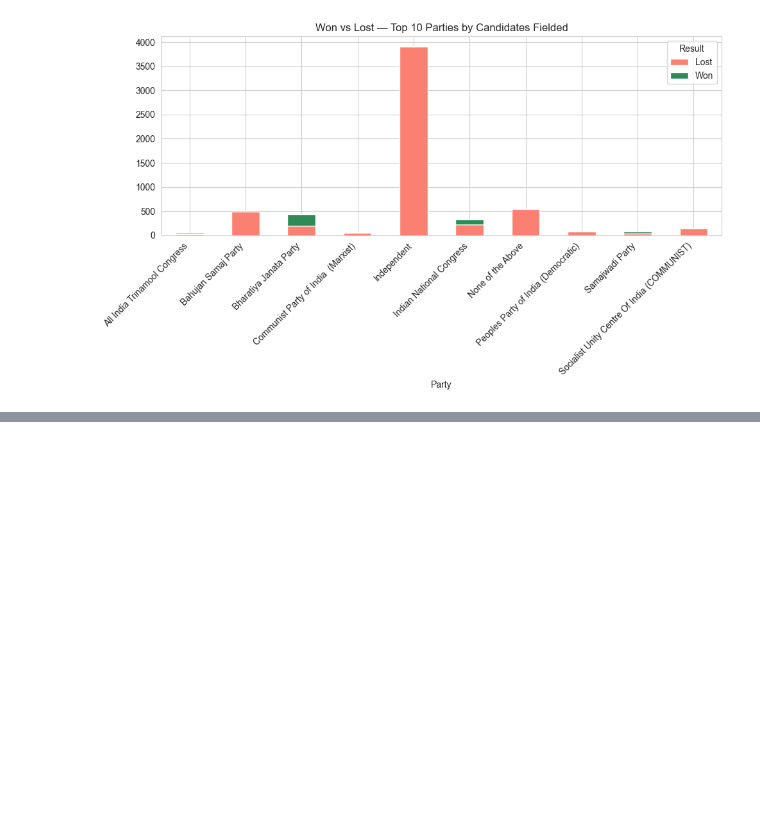
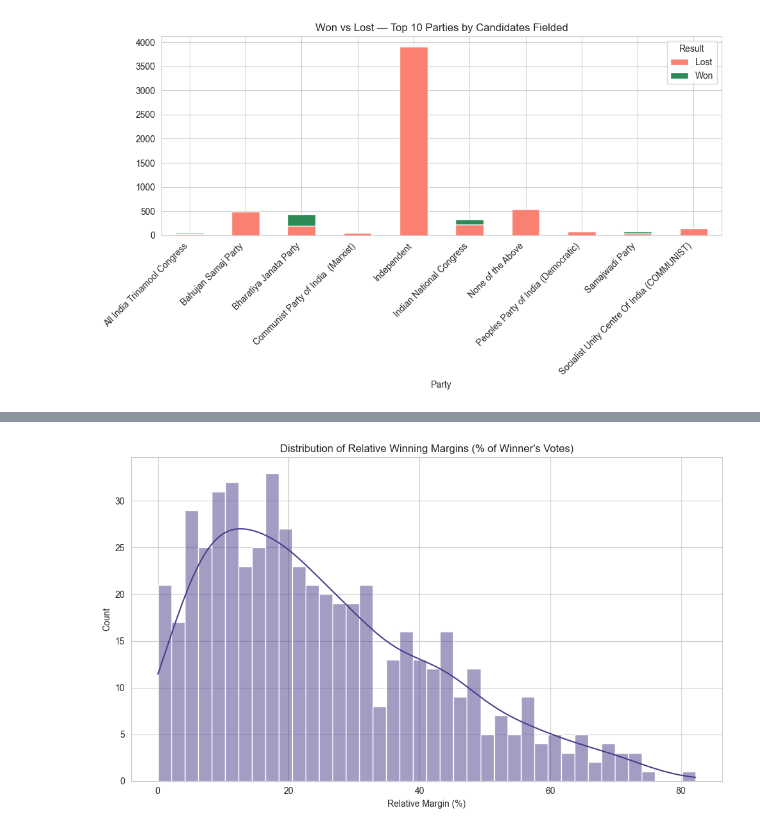
Before and after one commit to geershatisaxena/Election, a Jupyter notebook: res.ipynb, the cells around one changed output, grey strips where cells are left out. Saved outputs shown, nothing was run; the diff lists cells and outputs as text; code cells hidden in the pictures; blank space fills up the shorter version.

```diff
--- a/res.ipynb
+++ b/res.ipynb
@@ -1460,0 +1472,8 @@ plt.tight_layout()
+# %%
+plt.figure(figsize=(10, 6))
+sns.histplot(merged["Relative_margin_pct"], bins=40, color="darkslateblue", kde=True)
+plt.title("Distribution of Relative Winning Margins (% of Winner's Votes)")
+plt.xlabel("Relative Margin (%)")
+plt.tight_layout()
+# %% [output]
+[figure, added]
```
Also changed, not shown: parts of 1 cell of this notebook.
